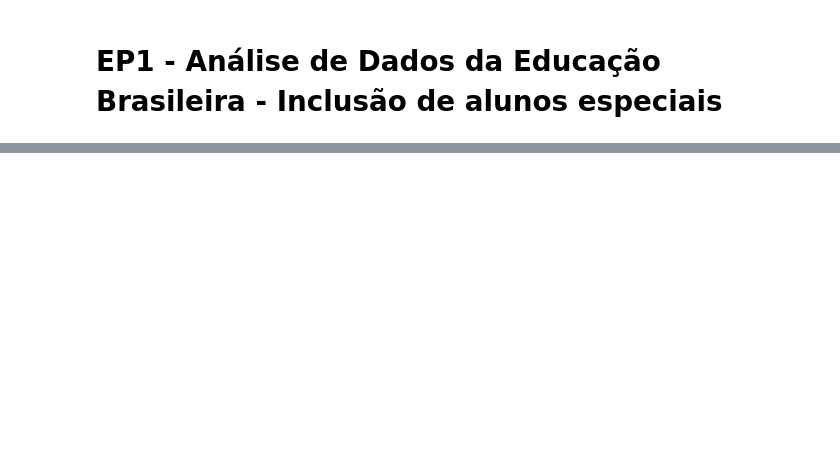
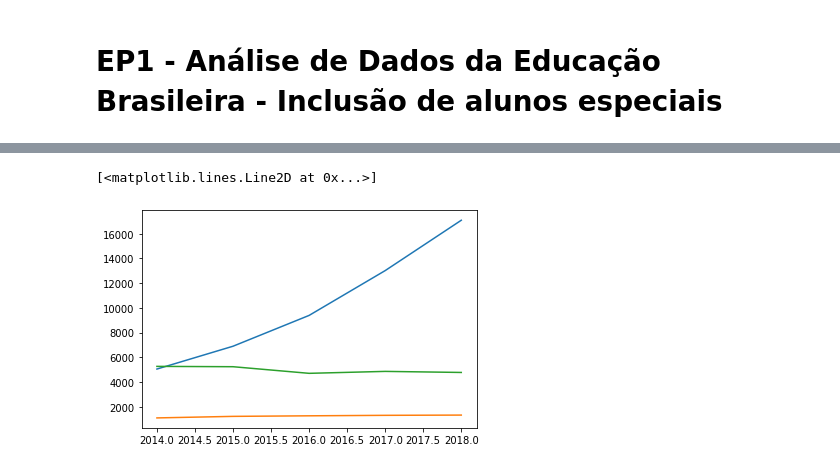
Before and after one commit to JDanrley/Microdados-INEP-Alunos-Especiais, a Jupyter notebook: Notebook_EP1.ipynb, the cells around one changed output, grey strips where cells are left out. Cells and saved outputs as stored; diff of their text form; code cells hidden in the pictures; blank space fills up the shorter version.

```diff
--- a/Notebook_EP1.ipynb
+++ b/Notebook_EP1.ipynb
@@ -13,0 +136,7 @@ mat_srd.head(2)
+# %%
+plt.plot([2014, 2015, 2016, 2017, 2018], [mat_14_aut, mat_15_aut, mat_16_aut, mat_17_aut, mat_18_aut])
+plt.plot([2014, 2015, 2016, 2017, 2018], [mat_14_ceg, mat_15_ceg, mat_16_ceg, mat_17_ceg, mat_18_ceg])
+plt.plot([2014, 2015, 2016, 2017, 2018], [mat_14_srd, mat_15_srd, mat_16_srd, mat_17_srd, mat_18_srd])
+# %% [output]
+[<matplotlib.lines.Line2D at 0x...>]
+[figure, added]
```
Also changed, not shown: parts of 18 cells of this notebook.
